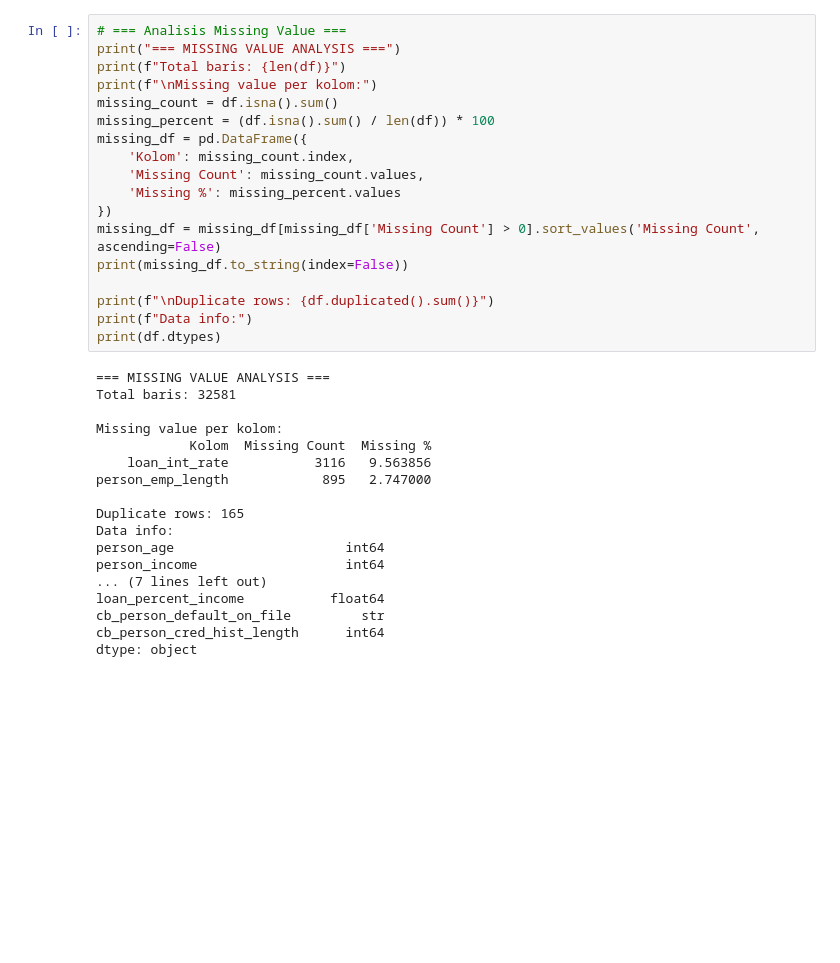
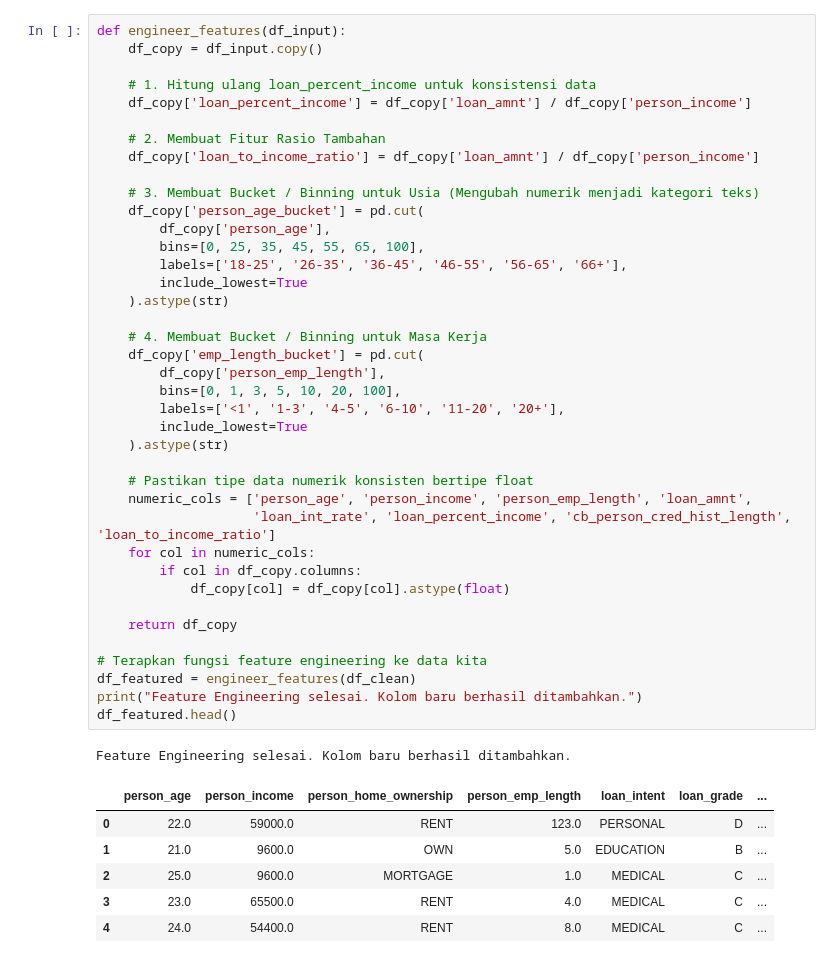
Before and after one commit to LLocoBandito/Credit-PM, a Jupyter notebook: notebooks/preprocessing_and_training.ipynb, the cells around one changed output. Drawn from its saved outputs; the diff is of its cells as text; blank space fills up the shorter version.

```diff
--- a/notebooks/preprocessing_and_training.ipynb
+++ b/notebooks/preprocessing_and_training.ipynb
@@ -41,37 +110,48 @@ print(df.head())
 # %%
-# === Analisis Missing Value ===
-print("=== MISSING VALUE ANALYSIS ===")
-print(f"Total baris: {len(df)}")
-print(f"\nMissing value per kolom:")
-missing_count = df.isna().sum()
-missing_percent = (df.isna().sum() / len(df)) * 100
-missing_df = pd.DataFrame({
-    'Kolom': missing_count.index,
-    'Missing Count': missing_count.values,
-    'Missing %': missing_percent.values
-})
-missing_df = missing_df[missing_df['Missing Count'] > 0].sort_values('Missing Count', ascending=False)
-print(missing_df.to_string(index=False))
+def engineer_features(df_input):
+    df_copy = df_input.copy()
 
-print(f"\nDuplicate rows: {df.duplicated().sum()}")
-print(f"Data info:")
-print(df.dtypes)
+    # 1. Hitung ulang loan_percent_income untuk konsistensi data
+    df_copy['loan_percent_income'] = df_copy['loan_amnt'] / df_copy['person_income']
+
+    # 2. Membuat Fitur Rasio Tambahan
+    df_copy['loan_to_income_ratio'] = df_copy['loan_amnt'] / df_copy['person_income']
+
+    # 3. Membuat Bucket / Binning untuk Usia (Mengubah numerik menjadi kategori teks)
+    df_copy['person_age_bucket'] = pd.cut(
+        df_copy['person_age'],
+        bins=[0, 25, 35, 45, 55, 65, 100],
+        labels=['18-25', '26-35', '36-45', '46-55', '56-65', '66+'],
+        include_lowest=True
+    ).astype(str)
+
+    # 4. Membuat Bucket / Binning untuk Masa Kerja
+    df_copy['emp_length_bucket'] = pd.cut(
+        df_copy['person_emp_length'],
+        bins=[0, 1, 3, 5, 10, 20, 100],
+        labels=['<1', '1-3', '4-5', '6-10', '11-20', '20+'],
+        include_lowest=True
+    ).astype(str)
+
+    # Pastikan tipe data numerik konsisten bertipe float
+    numeric_cols = ['person_age', 'person_income', 'person_emp_length', 'loan_amnt',
+                    'loan_int_rate', 'loan_percent_income', 'cb_person_cred_hist_length', 'loan_to_income_ratio']
+    for col in numeric_cols:
+        if col in df_copy.columns:
+            df_copy[col] = df_copy[col].astype(float)
+
+    return df_copy
+
+# Terapkan fungsi feature engineering ke data kita
+df_featured = engineer_features(df_clean)
+print("Feature Engineering selesai. Kolom baru berhasil ditambahkan.")
+df_featured.head()
 # %% [output]
-=== MISSING VALUE ANALYSIS ===
-Total baris: 32581
-
-Missing value per kolom:
-            Kolom  Missing Count  Missing %
-    loan_int_rate           3116   9.563856
-person_emp_length            895   2.747000
-
-Duplicate rows: 165
-Data info:
-person_age                      int64
-person_income                   int64
-... (7 lines left out)
-loan_percent_income           float64
-cb_person_default_on_file         str
-cb_person_cred_hist_length      int64
-dtype: object
+Feature Engineering selesai. Kolom baru berhasil ditambahkan.
+|  | person_age | person_income | person_home_ownership | person_emp_length | loan_intent | loan_grade | ... |
+| 0 | 22.0 | 59000.0 | RENT | 123.0 | PERSONAL | D | ... |
+| 1 | 21.0 | 9600.0 | OWN | 5.0 | EDUCATION | B | ... |
+| 2 | 25.0 | 9600.0 | MORTGAGE | 1.0 | MEDICAL | C | ... |
+| 3 | 23.0 | 65500.0 | RENT | 4.0 | MEDICAL | C | ... |
+| 4 | 24.0 | 54400.0 | RENT | 8.0 | MEDICAL | C | ... |
 # %%
```
Also changed, not shown: parts of 10 cells of this notebook, 2 other files.
